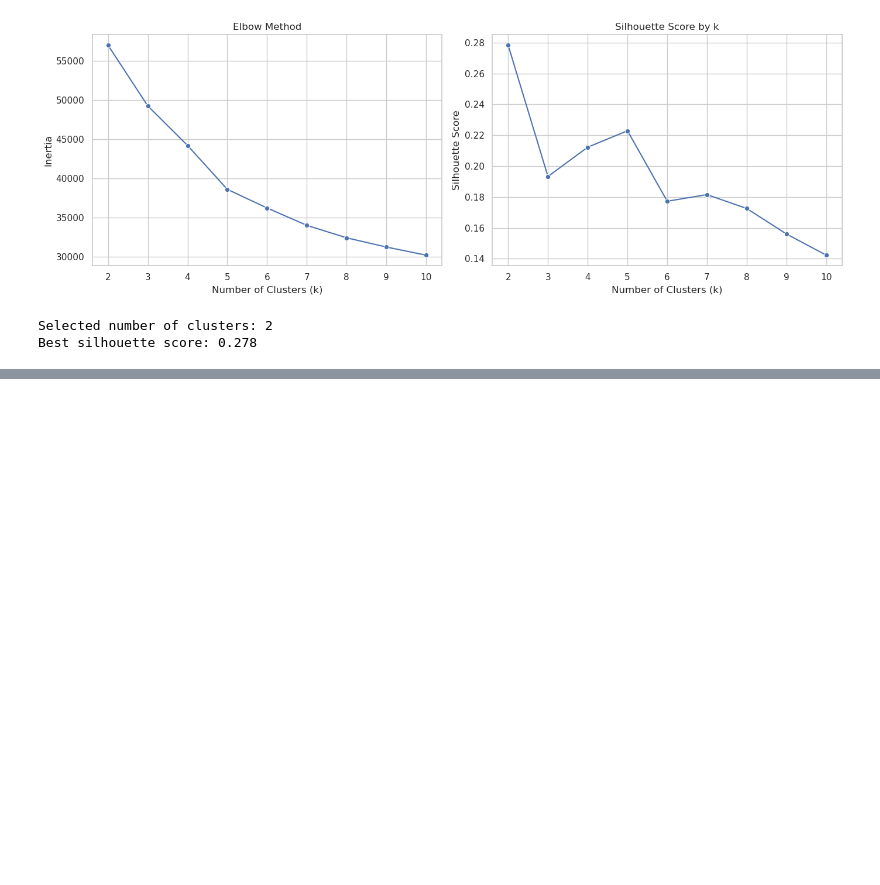
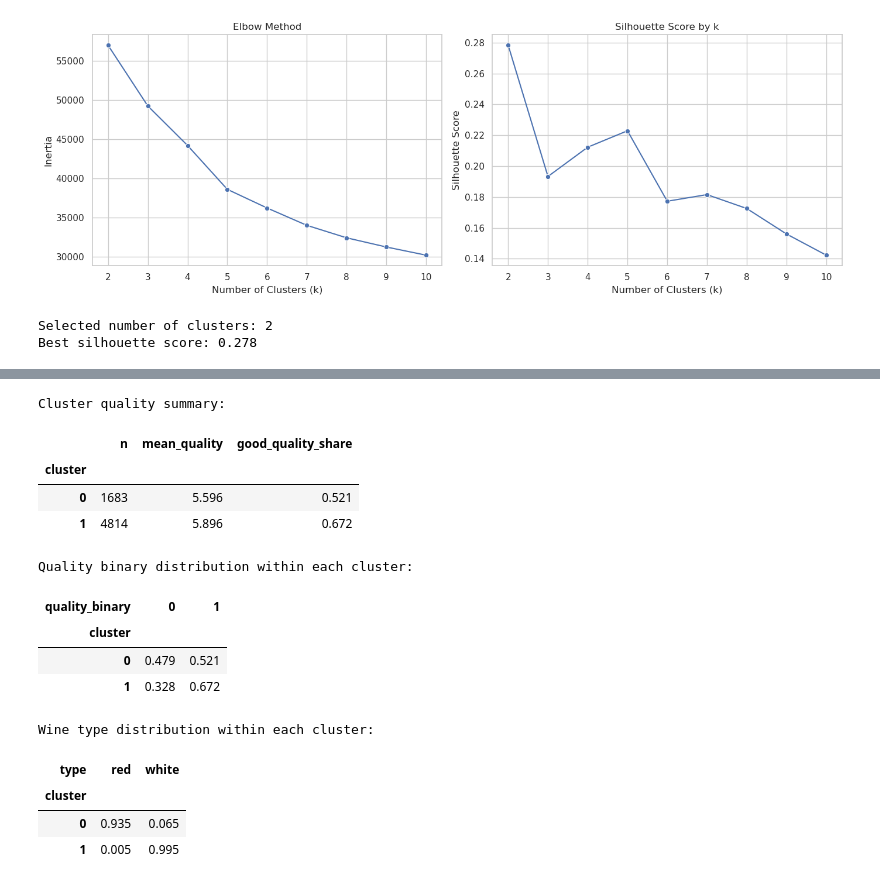
Before and after one commit to nathaliaacouto/ADES_Wine_Quality, a Jupyter notebook: [ADES]_Wine_Project.ipynb, the cells around one changed output, grey strips where cells are left out. Drawn from its saved outputs; the diff is of its cells as text; code cells hidden in the pictures; blank space fills up the shorter version.

```diff
--- a/[ADES]_Wine_Project.ipynb
+++ b/[ADES]_Wine_Project.ipynb
@@ -899,0 +904,43 @@ Best silhouette score: 0.278
+# %%
+cluster_quality_summary = df_clustered.groupby("cluster").agg(
+    n=("quality", "size"),
+    mean_quality=("quality", "mean"),
+    good_quality_share=("quality_binary", "mean")
+).round(3)
+
+quality_binary_by_cluster = pd.crosstab(
+    df_clustered["cluster"],
+    df_clustered["quality_binary"],
+    normalize="index"
+).round(3)
+
+type_by_cluster = pd.crosstab(
+    df_clustered["cluster"],
+    df_clustered["type"],
+    normalize="index"
+).round(3)
+
+print("Cluster quality summary:")
+display(cluster_quality_summary)
+
+print("Quality binary distribution within each cluster:")
+display(quality_binary_by_cluster)
+
+print("Wine type distribution within each cluster:")
+display(type_by_cluster)
+# %% [output]
+Cluster quality summary:
+|  | n | mean_quality | good_quality_share |
+| cluster |  |  |  |
+| 0 | 1683 | 5.596 | 0.521 |
+| 1 | 4814 | 5.896 | 0.672 |
+Quality binary distribution within each cluster:
+| quality_binary | 0 | 1 |
+| cluster |  |  |
+| 0 | 0.479 | 0.521 |
+| 1 | 0.328 | 0.672 |
+Wine type distribution within each cluster:
+| type | red | white |
+| cluster |  |  |
+| 0 | 0.935 | 0.065 |
+| 1 | 0.005 | 0.995 |
```
Also changed, not shown: parts of 2 cells of this notebook.
